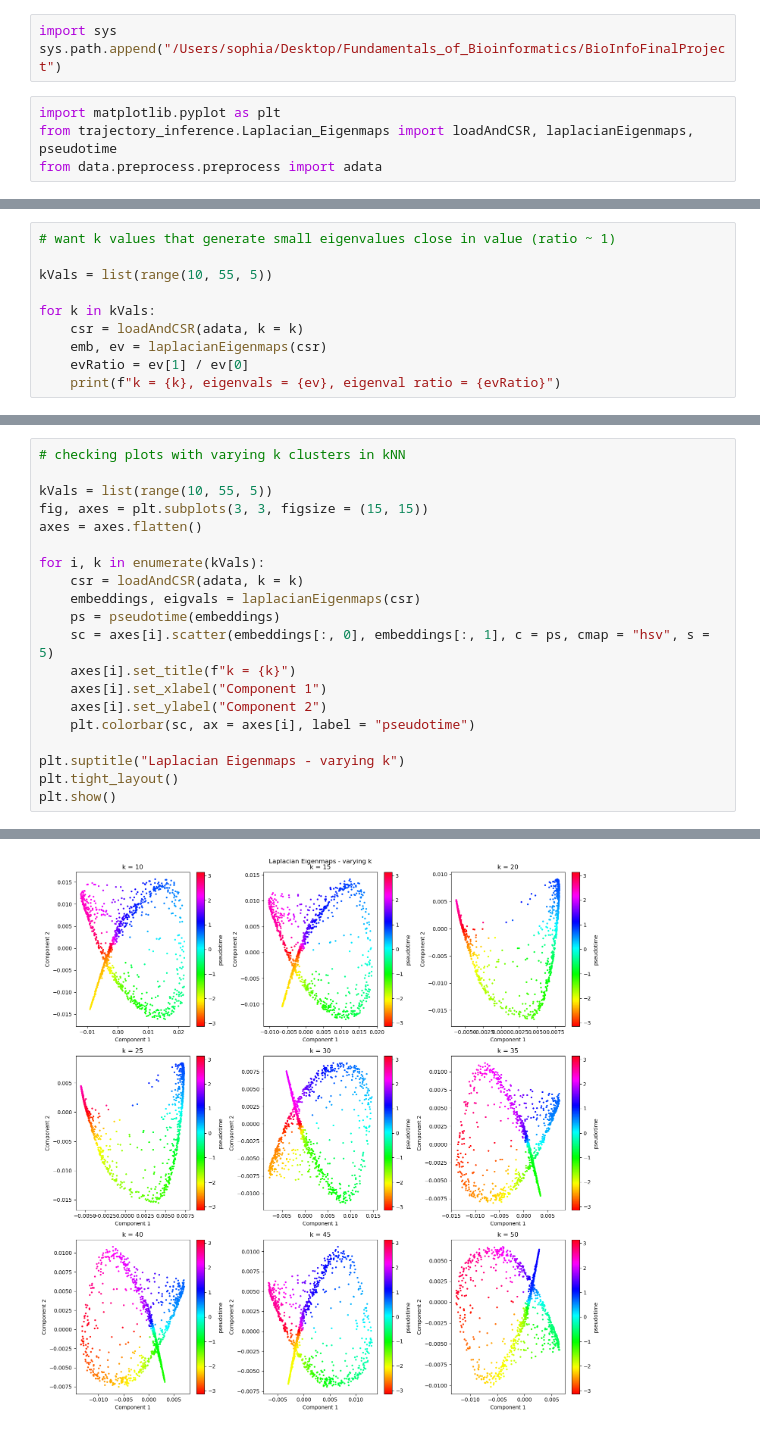
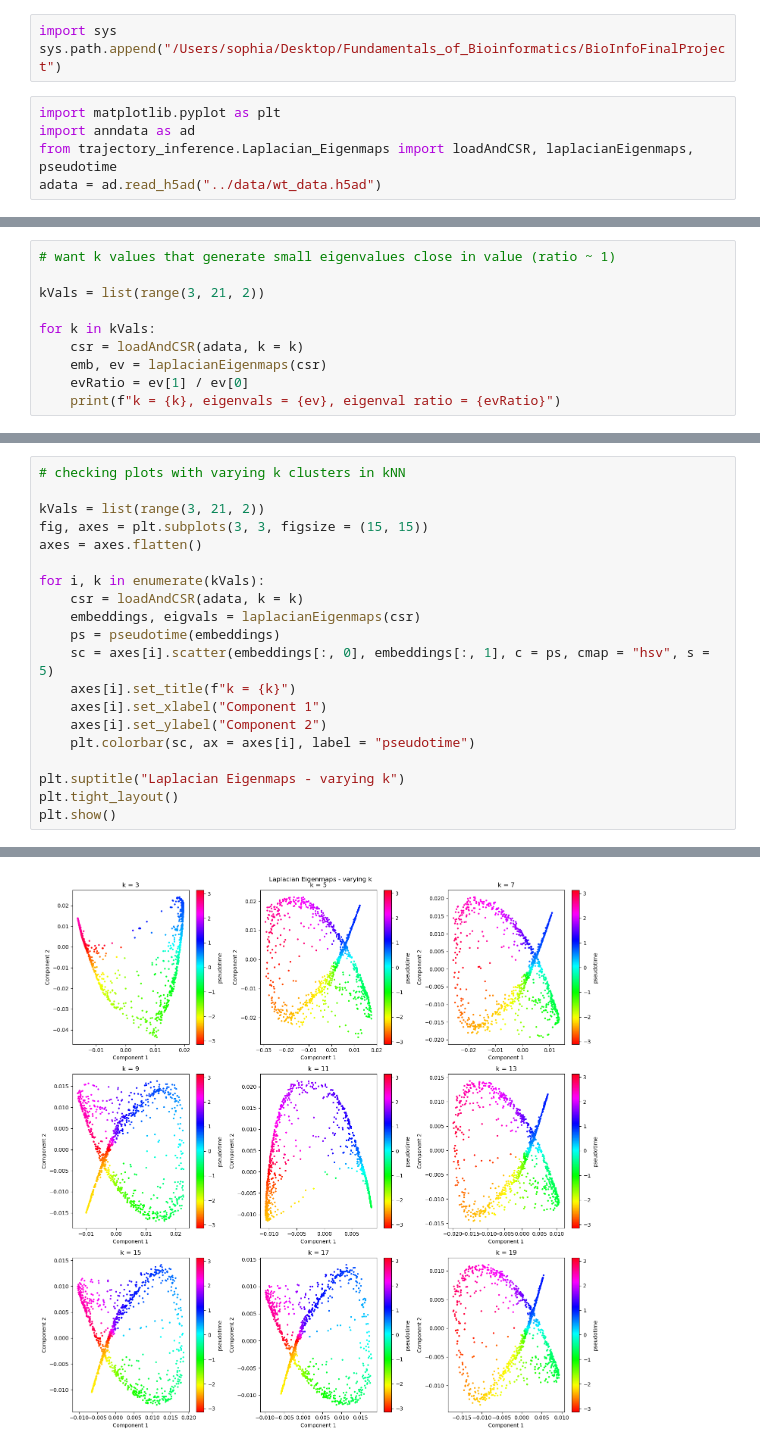
Before and after one commit to winch-jm/cell-cycle-ti, a Jupyter notebook: notebooks/LaplacianEigenmap_realData_plots.ipynb, the cells around one changed output, grey strips where cells are left out. Saved outputs shown, nothing was run; the diff lists cells and outputs as text.

```diff
--- a/notebooks/LaplacianEigenmap_realData_plots.ipynb
+++ b/notebooks/LaplacianEigenmap_realData_plots.ipynb
@@ -3,6 +3,7 @@ import sys
 sys.path.append("/Users/sophia/Desktop/Fundamentals_of_Bioinformatics/BioInfoFinalProject")
 # %%
 import matplotlib.pyplot as plt
+import anndata as ad
 from trajectory_inference.Laplacian_Eigenmaps import loadAndCSR, laplacianEigenmaps, pseudotime
-from data.preprocess.preprocess import adata
+adata = ad.read_h5ad("../data/wt_data.h5ad")
 # %% [output]
@@ -21,7 +16,7 @@ Eigenvalues: [0.07382296 0.10627053]
 # %%
 # want k values that generate small eigenvalues close in value (ratio ~ 1)
 
-kVals = list(range(10, 55, 5))
+kVals = list(range(3, 21, 2))
 
 for k in kVals:
     csr = loadAndCSR(adata, k = k)
@@ -49,7 +44,7 @@ k = 50, eigenvals = [0.13095517 0.19699078], eigenval ratio = 1.504261185239448
 # %%
 # checking plots with varying k clusters in kNN
 
-kVals = list(range(10, 55, 5))
+kVals = list(range(3, 21, 2))
 fig, axes = plt.subplots(3, 3, figsize = (15, 15))
 axes = axes.flatten()
 
@@ -57,33 +52,33 @@ for i, k in enumerate(kVals):
     csr = loadAndCSR(adata, k = k)
     embeddings, eigvals = laplacianEigenmaps(csr)
     ps = pseudotime(embeddings)
     sc = axes[i].scatter(embeddings[:, 0], embeddings[:, 1], c = ps, cmap = "hsv", s = 5)
     axes[i].set_title(f"k = {k}")
     axes[i].set_xlabel("Component 1")
     axes[i].set_ylabel("Component 2")
     plt.colorbar(sc, ax = axes[i], label = "pseudotime")
 
 plt.suptitle("Laplacian Eigenmaps - varying k")
 plt.tight_layout()
 plt.show()
 # %% [output]
 Running Weighted KNN:
 Creating Adjacency Matrix..
 Constructing Graph...
 Running Weighted KNN:
 Creating Adjacency Matrix..
 Constructing Graph...
 Running Weighted KNN:
 Creating Adjacency Matrix..
 Constructing Graph...
 Running Weighted KNN:
 Creating Adjacency Matrix..
 Constructing Graph...
 ... (11 lines left out)
 Constructing Graph...
 Running Weighted KNN:
 Creating Adjacency Matrix..
 Constructing Graph...
-[figure, old version]
+[figure, new version]
 # %%
 # plot of pseudotime distribution
```
Also changed, not shown: parts of 3 cells of this notebook, 1 other file.
